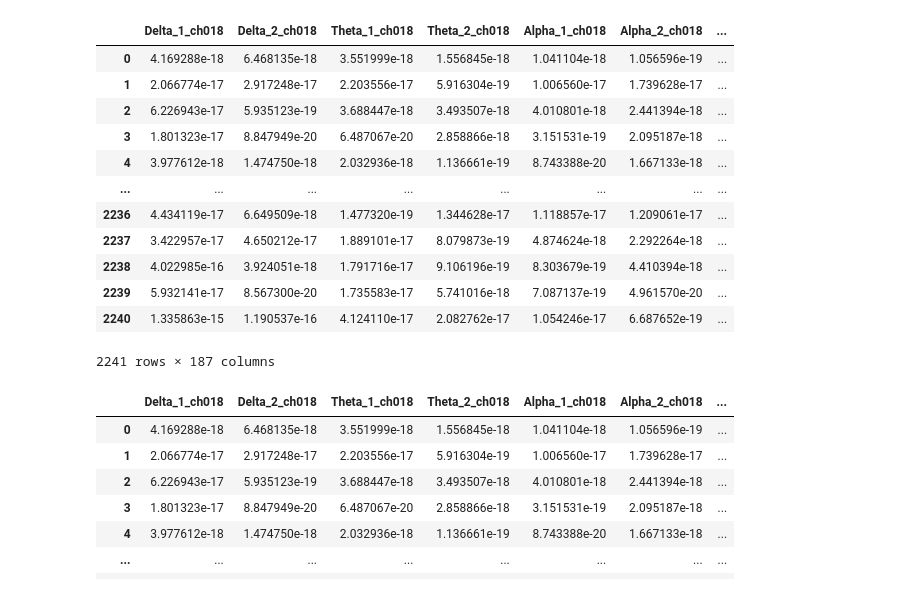
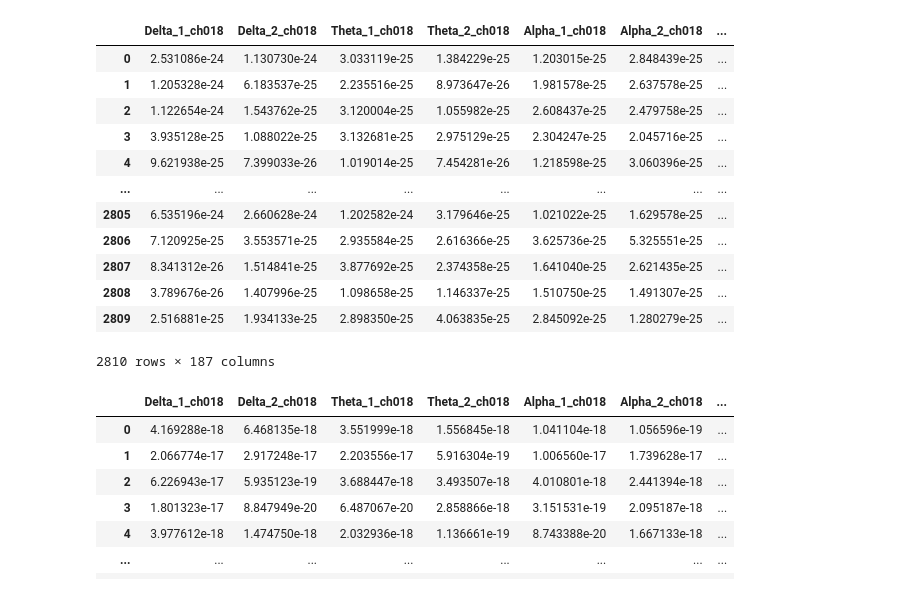
Before and after one commit to JPDevOpti/LibriBrian_Competition, a Jupyter notebook: 2-Entrenamiento/Modelo_00_CNN.ipynb, the cells around one changed output. Drawn from its saved outputs; the diff is of its cells as text; code cells hidden in the pictures.

```diff
--- a/2-Entrenamiento/Modelo_00_CNN.ipynb
+++ b/2-Entrenamiento/Modelo_00_CNN.ipynb
@@ -1,24 +1,28 @@
 # %%
 import pandas as pd
 
 # load with waves
 
 df = pd.read_excel('waves.xlsx')
 df
+
+#0.004 csv dif
+df = pd.read_csv('wavelet_speech_analysis_Sherlock1_2_20250623_124810.csv')
+df
 # %% [output]
 |  | Delta_1_ch018 | Delta_2_ch018 | Theta_1_ch018 | Theta_2_ch018 | Alpha_1_ch018 | Alpha_2_ch018 | ... |
-| 0 | 4.169288e-18 | 6.468135e-18 | 3.551999e-18 | 1.556845e-18 | 1.041104e-18 | 1.056596e-19 | ... |
-| 1 | 2.066774e-17 | 2.917248e-17 | 2.203556e-17 | 5.916304e-19 | 1.006560e-17 | 1.739628e-17 | ... |
-| 2 | 6.226943e-17 | 5.935123e-19 | 3.688447e-18 | 3.493507e-18 | 4.010801e-18 | 2.441394e-18 | ... |
-| 3 | 1.801323e-17 | 8.847949e-20 | 6.487067e-20 | 2.858866e-18 | 3.151531e-19 | 2.095187e-18 | ... |
-| 4 | 3.977612e-18 | 1.474750e-18 | 2.032936e-18 | 1.136661e-19 | 8.743388e-20 | 1.667133e-18 | ... |
+| 0 | 2.531086e-24 | 1.130730e-24 | 3.033119e-25 | 1.384229e-25 | 1.203015e-25 | 2.848439e-25 | ... |
+| 1 | 1.205328e-24 | 6.183537e-25 | 2.235516e-25 | 8.973647e-26 | 1.981578e-25 | 2.637578e-25 | ... |
+| 2 | 1.122654e-24 | 1.543762e-25 | 3.120004e-25 | 1.055982e-25 | 2.608437e-25 | 2.479758e-25 | ... |
+| 3 | 3.935128e-25 | 1.088022e-25 | 3.132681e-25 | 2.975129e-25 | 2.304247e-25 | 2.045716e-25 | ... |
+| 4 | 9.621938e-25 | 7.399033e-26 | 1.019014e-25 | 7.454281e-26 | 1.218598e-25 | 3.060396e-25 | ... |
 | ... | ... | ... | ... | ... | ... | ... | ... |
-| 2236 | 4.434119e-17 | 6.649509e-18 | 1.477320e-19 | 1.344628e-17 | 1.118857e-17 | 1.209061e-17 | ... |
-| 2237 | 3.422957e-17 | 4.650212e-17 | 1.889101e-17 | 8.079873e-19 | 4.874624e-18 | 2.292264e-18 | ... |
-| 2238 | 4.022985e-16 | 3.924051e-18 | 1.791716e-17 | 9.106196e-19 | 8.303679e-19 | 4.410394e-18 | ... |
-| 2239 | 5.932141e-17 | 8.567300e-20 | 1.735583e-17 | 5.741016e-18 | 7.087137e-19 | 4.961570e-20 | ... |
-| 2240 | 1.335863e-15 | 1.190537e-16 | 4.124110e-17 | 2.082762e-17 | 1.054246e-17 | 6.687652e-19 | ... |
+| 2805 | 6.535196e-24 | 2.660628e-24 | 1.202582e-24 | 3.179646e-25 | 1.021022e-25 | 1.629578e-25 | ... |
+| 2806 | 7.120925e-25 | 3.553571e-25 | 2.935584e-25 | 2.616366e-25 | 3.625736e-25 | 5.325551e-25 | ... |
+| 2807 | 8.341312e-26 | 1.514841e-25 | 3.877692e-25 | 2.374358e-25 | 1.641040e-25 | 2.621435e-25 | ... |
+| 2808 | 3.789676e-26 | 1.407996e-25 | 1.098658e-25 | 1.146337e-25 | 1.510750e-25 | 1.491307e-25 | ... |
+| 2809 | 2.516881e-25 | 1.934133e-25 | 2.898350e-25 | 4.063835e-25 | 2.845092e-25 | 1.280279e-25 | ... |
-2241 rows × 187 columns
+2810 rows × 187 columns
 # %%
 # Intento solo con delta y theta en el nombre de la columna
 # keep cols that have Delta or Theta or kind in the name
```
Also changed, not shown: parts of 1 cell of this notebook, 3 other files.
